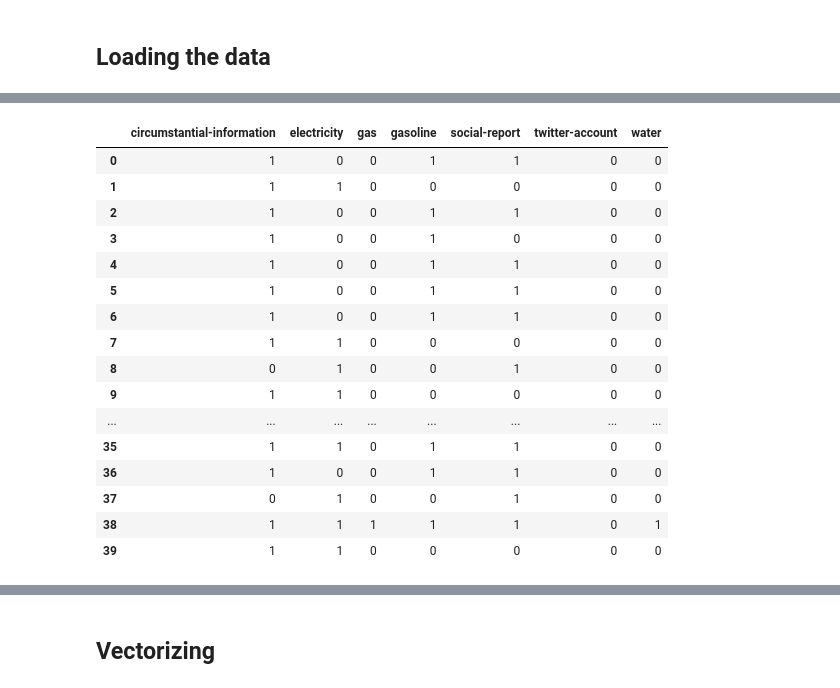
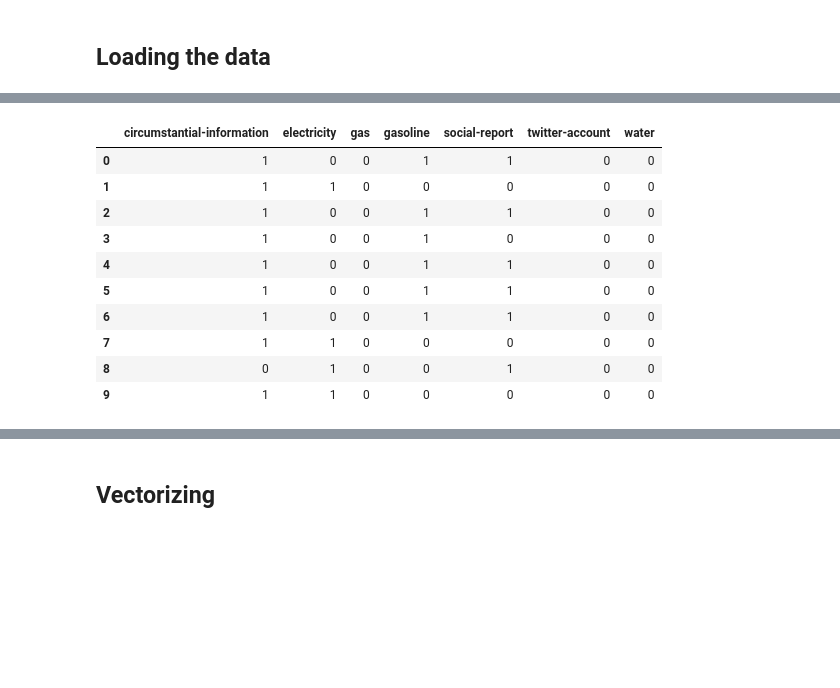
Before and after one commit to code-for-venezuela/c4v-py, a Jupyter notebook: creating_models/Multi-label Classification.ipynb, the cells around one changed output, grey strips where cells are left out. Cells and saved outputs as stored; diff of their text form; code cells hidden in the pictures; blank space fills up the shorter version.

```diff
--- a/creating_models/Multi-label Classification.ipynb
+++ b/creating_models/Multi-label Classification.ipynb
@@ -124,35 +99,29 @@ TODO:
 # %%
 tc = tweets.copy()
 
 # isolate the text and the labels
 tc_labels = tc.drop(labels=[TEXT_DESCRIPTION_COL], axis=1)
 tc_text = tc.drop(labels=[CIRCUMSTANTIAL_DESCRIPTION_COL,
                           ELECTRICITY_DESCRIPTION_COL, GAS_DESCRIPTION_COL,
                           GASOLINE_DESCRIPTION_COL, SOCIAL_DESCRIPTION_COL,
                           ACCOUNT_DESCRIPTION_COL, WATER_DESCRIPTION_COL], axis=1)
 
 # replaces any number greater than 0 for a 1, bc we need "existance" or "not existance" of the
 # label on the tweet
 tc_labels = tc_labels.where(tc_labels == 0, 1)
-tc_labels
+tc_labels.head(10)
 # %% [output]
 |  | circumstantial-information | electricity | gas | gasoline | social-report | twitter-account | water |
 | 0 | 1 | 0 | 0 | 1 | 1 | 0 | 0 |
 | 1 | 1 | 1 | 0 | 0 | 0 | 0 | 0 |
 | 2 | 1 | 0 | 0 | 1 | 1 | 0 | 0 |
 | 3 | 1 | 0 | 0 | 1 | 0 | 0 | 0 |
 | 4 | 1 | 0 | 0 | 1 | 1 | 0 | 0 |
 | 5 | 1 | 0 | 0 | 1 | 1 | 0 | 0 |
 | 6 | 1 | 0 | 0 | 1 | 1 | 0 | 0 |
 | 7 | 1 | 1 | 0 | 0 | 0 | 0 | 0 |
 | 8 | 0 | 1 | 0 | 0 | 1 | 0 | 0 |
 | 9 | 1 | 1 | 0 | 0 | 0 | 0 | 0 |
-| ... | ... | ... | ... | ... | ... | ... | ... |
-| 35 | 1 | 1 | 0 | 1 | 1 | 0 | 0 |
-| 36 | 1 | 0 | 0 | 1 | 1 | 0 | 0 |
-| 37 | 0 | 1 | 0 | 0 | 1 | 0 | 0 |
-| 38 | 1 | 1 | 1 | 1 | 1 | 0 | 1 |
-| 39 | 1 | 1 | 0 | 0 | 0 | 0 | 0 |
 # %%
 binarized_tweet_labels = tc_text.merge(tc_labels, on=tc_labels.index)  # in case I need to merge them
 binarized_tweet_labels = binarized_tweet_labels.drop(labels = ['key_0'], axis=1)
```
Also changed, not shown: parts of 16 cells of this notebook.
